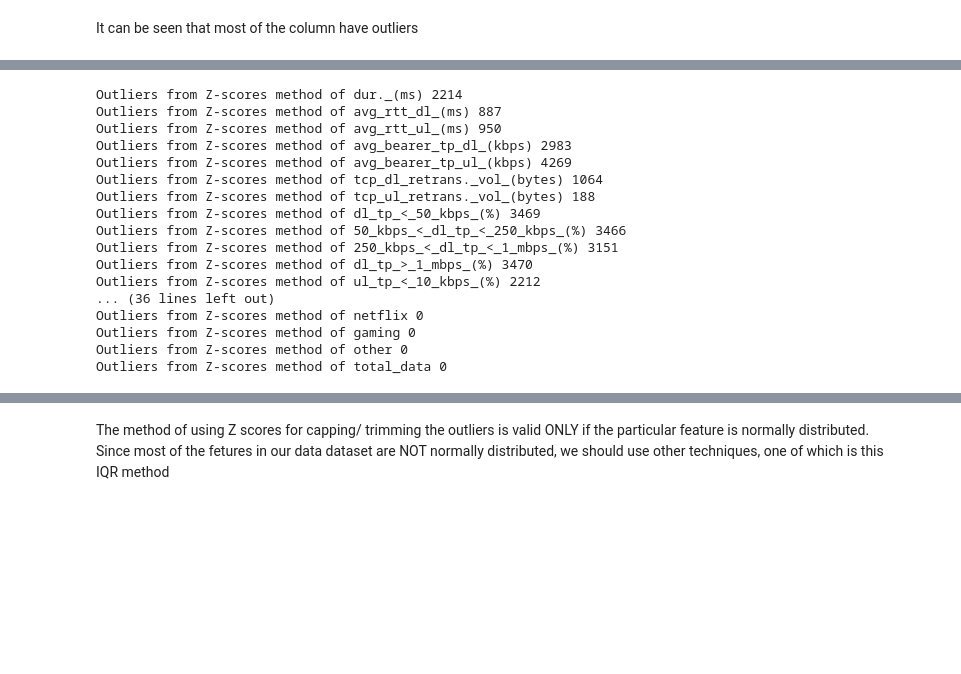
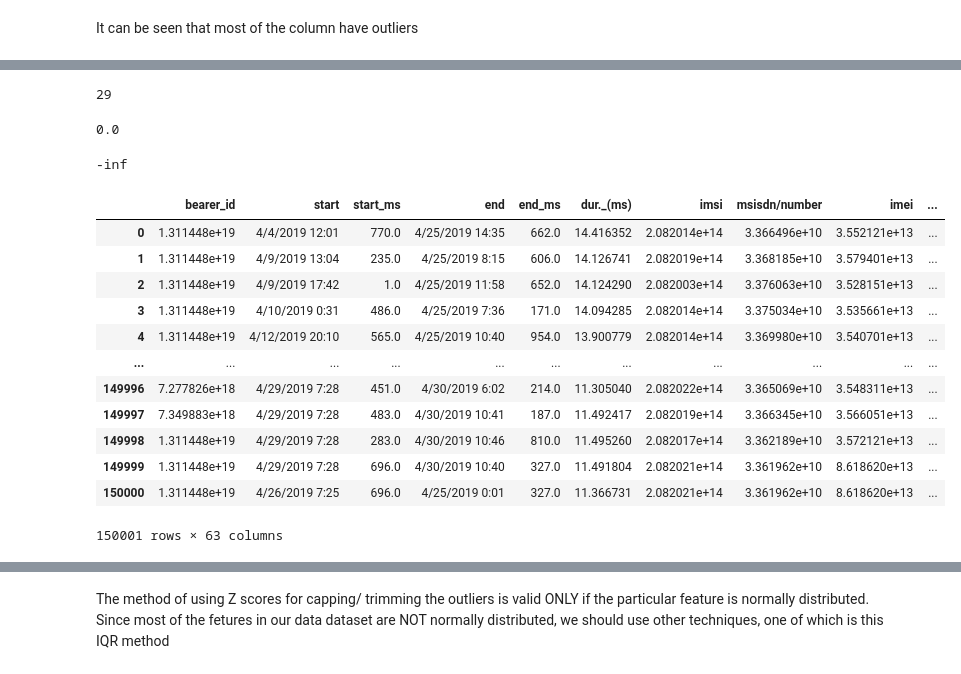
Before and after one commit to eyaya/User-Analytics-in-the-Telecom-Industry, a Jupyter notebook: notebooks/outlier.ipynb, the cells around one changed output, grey strips where cells are left out. Cells and saved outputs as stored; diff of their text form; code cells hidden in the pictures; blank space fills up the shorter version.

```diff
--- a/notebooks/outlier.ipynb
+++ b/notebooks/outlier.ipynb
@@ -104,2 +88,10 @@ display(outlier.outlier_overview(df_clean, 'activity_duration_ul_(ms)'))
 # %% [markdown]
 It can be seen that most of the column have outliers
+# %%
+# Computing the number of outliers for each of the numeric columns
+columns_with_outliers=[]
+for col in numeric_columns:
+    sample_outliers = outlier.calculate_num_outliers_zscore(df_clean[col])
+    if len(sample_outliers)>0:
+        columns_with_outliers.append(col)
+    print(f"Outliers from Z-scores method of {col}\t\t", len(sample_outliers))
@@ -106,23 +116,45 @@ It can be seen that most of the column have outliers
+# %%
+
+len(columns_with_outliers)
+# %% [output]
+29
+# %%
+df_clean[numeric_columns].min().min()
+# %% [output]
+0.0
+# %%
+# Handle Ourliers using log
+df_handel = outlier.handle_outliers(df_clean, numeric_columns)
+# %%
+df_handel[numeric_columns].min().min()
+# %% [output]
+-inf
+# %%
+# Replace infinity and negarive infinity values with null values
+for col in numeric_columns:
+    df_handel[col].replace([np.inf, -np.inf], np.nan, inplace=True)
+#df_log = preProcess.fill_nulls_with_method(df_handel, numeric_columns,'ffill')
+# %%
+df_handel.ffill()
+# %% [output]
+|  | bearer_id | start | start_ms | end | end_ms | dur._(ms) | imsi | msisdn/number | imei | ... |
+| 0 | 1.311448e+19 | 4/4/2019 12:01 | 770.0 | 4/25/2019 14:35 | 662.0 | 14.416352 | 2.082014e+14 | 3.366496e+10 | 3.552121e+13 | ... |
+| 1 | 1.311448e+19 | 4/9/2019 13:04 | 235.0 | 4/25/2019 8:15 | 606.0 | 14.126741 | 2.082019e+14 | 3.368185e+10 | 3.579401e+13 | ... |
+| 2 | 1.311448e+19 | 4/9/2019 17:42 | 1.0 | 4/25/2019 11:58 | 652.0 | 14.124290 | 2.082003e+14 | 3.376063e+10 | 3.528151e+13 | ... |
+| 3 | 1.311448e+19 | 4/10/2019 0:31 | 486.0 | 4/25/2019 7:36 | 171.0 | 14.094285 | 2.082014e+14 | 3.375034e+10 | 3.535661e+13 | ... |
+| 4 | 1.311448e+19 | 4/12/2019 20:10 | 565.0 | 4/25/2019 10:40 | 954.0 | 13.900779 | 2.082014e+14 | 3.369980e+10 | 3.540701e+13 | ... |
+| ... | ... | ... | ... | ... | ... | ... | ... | ... | ... | ... |
+| 149996 | 7.277826e+18 | 4/29/2019 7:28 | 451.0 | 4/30/2019 6:02 | 214.0 | 11.305040 | 2.082022e+14 | 3.365069e+10 | 3.548311e+13 | ... |
+| 149997 | 7.349883e+18 | 4/29/2019 7:28 | 483.0 | 4/30/2019 10:41 | 187.0 | 11.492417 | 2.082019e+14 | 3.366345e+10 | 3.566051e+13 | ... |
+| 149998 | 1.311448e+19 | 4/29/2019 7:28 | 283.0 | 4/30/2019 10:46 | 810.0 | 11.495260 | 2.082017e+14 | 3.362189e+10 | 3.572121e+13 | ... |
+| 149999 | 1.311448e+19 | 4/29/2019 7:28 | 696.0 | 4/30/2019 10:40 | 327.0 | 11.491804 | 2.082021e+14 | 3.361962e+10 | 8.618620e+13 | ... |
+| 150000 | 1.311448e+19 | 4/26/2019 7:25 | 696.0 | 4/25/2019 0:01 | 327.0 | 11.366731 | 2.082021e+14 | 3.361962e+10 | 8.618620e+13 | ... |
+150001 rows × 63 columns
 # %%
-# outliers_dict = outlier.calculate_num_outliers_zscore(df, num_cols)
-for col in numeric_columns:
-    sample_outliers = outlier.calculate_num_outliers_zscore(df_clean[col])
-    print(f"Outliers from Z-scores method of {col}", len(sample_outliers))
+# Compute the number of outlier for each comlumn
+columns_with_outliers2=[]
+for col in columns_with_outliers:
+    sample_outliers = outlier.calculate_num_outliers_zscore(df_handel[col])
+    if len(sample_outliers)>0:
+        columns_with_outliers2.append(col)
+    #print(f"Outliers from Z-scores method of {col}", len(sample_outliers))
-# %% [output]
-Outliers from Z-scores method of dur._(ms) 2214
-Outliers from Z-scores method of avg_rtt_dl_(ms) 887
-Outliers from Z-scores method of avg_rtt_ul_(ms) 950
-Outliers from Z-scores method of avg_bearer_tp_dl_(kbps) 2983
-Outliers from Z-scores method of avg_bearer_tp_ul_(kbps) 4269
-Outliers from Z-scores method of tcp_dl_retrans._vol_(bytes) 1064
-Outliers from Z-scores method of tcp_ul_retrans._vol_(bytes) 188
-Outliers from Z-scores method of dl_tp_<_50_kbps_(%) 3469
-Outliers from Z-scores method of 50_kbps_<_dl_tp_<_250_kbps_(%) 3466
-Outliers from Z-scores method of 250_kbps_<_dl_tp_<_1_mbps_(%) 3151
-Outliers from Z-scores method of dl_tp_>_1_mbps_(%) 3470
-Outliers from Z-scores method of ul_tp_<_10_kbps_(%) 2212
-... (36 lines left out)
-Outliers from Z-scores method of netflix 0
-Outliers from Z-scores method of gaming 0
-Outliers from Z-scores method of other 0
-Outliers from Z-scores method of total_data 0
```
Also changed, not shown: parts of 40 cells of this notebook, 10 other files.
